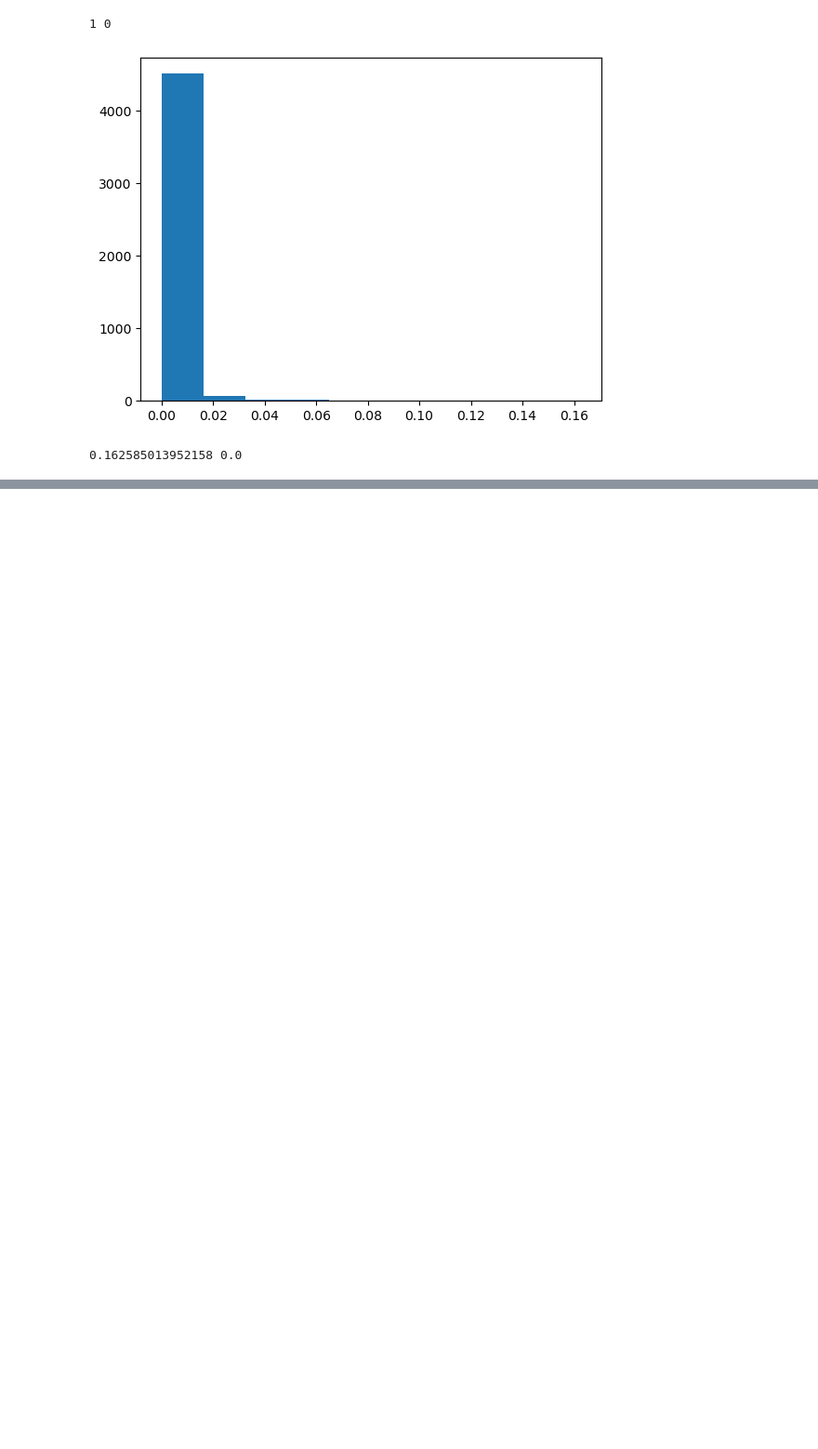
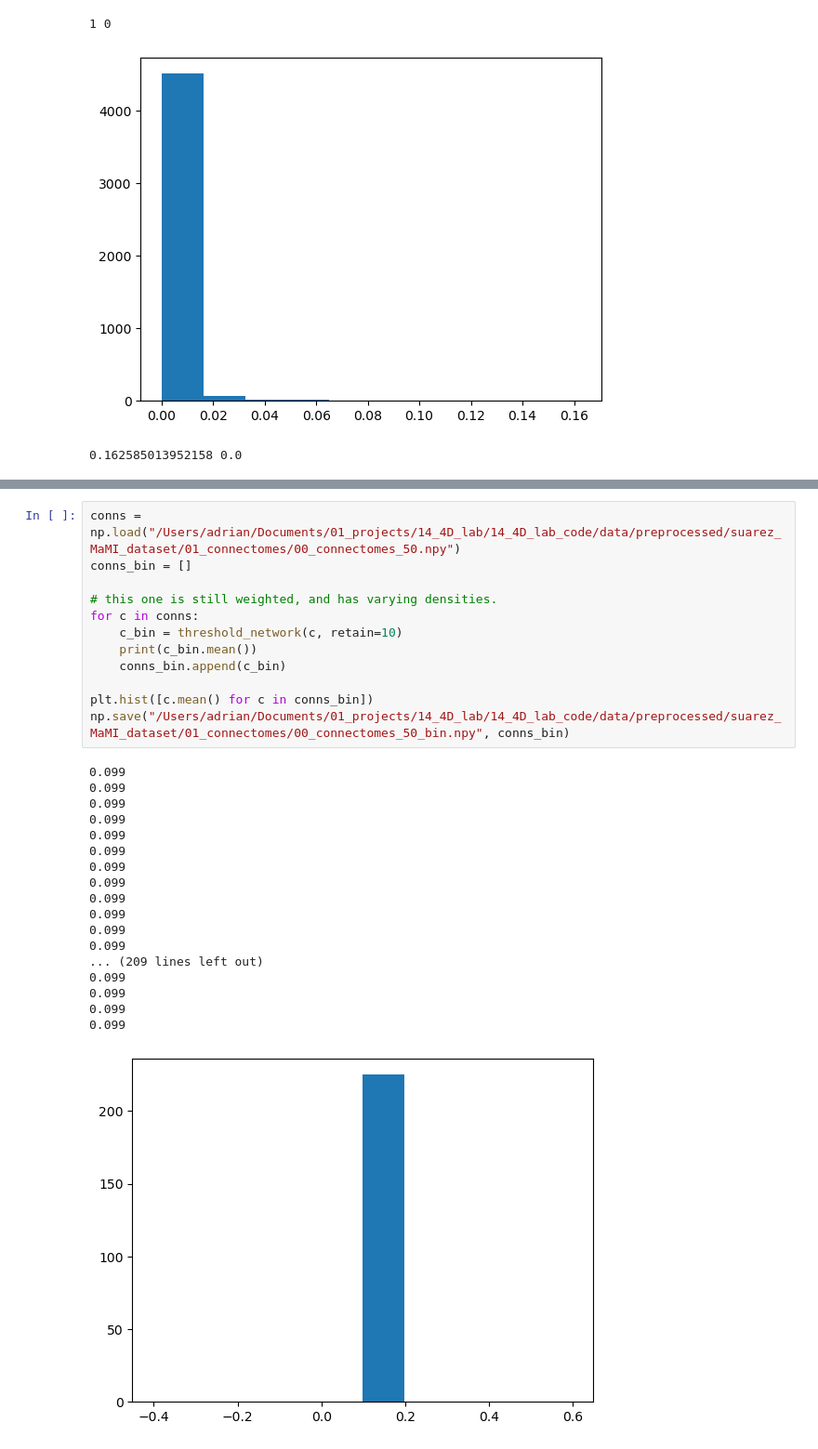
Before and after one commit to ad045/simba, a Jupyter notebook: src/preprocessing/00_preprocessing_pipeline_suarez_MaMI.ipynb, the cells around one changed output, grey strips where cells are left out. Shown at 93% size. Cells and saved outputs as stored; diff of their text form; blank space fills up the shorter version.

```diff
--- a/src/preprocessing/00_preprocessing_pipeline_suarez_MaMI.ipynb
+++ b/src/preprocessing/00_preprocessing_pipeline_suarez_MaMI.ipynb
@@ -902,0 +927,31 @@ print(conn.flatten().max(), conn.flatten().min())
+# %%
+conns = np.load("/Users/adrian/Documents/01_projects/14_4D_lab/14_4D_lab_code/data/preprocessed/suarez_MaMI_dataset/01_connectomes/00_connectomes_50.npy")
+conns_bin = []
+
+# this one is still weighted, and has varying densities.
+for c in conns:
+    c_bin = threshold_network(c, retain=10)
+    print(c_bin.mean())
+    conns_bin.append(c_bin)
+
+plt.hist([c.mean() for c in conns_bin])
+np.save("/Users/adrian/Documents/01_projects/14_4D_lab/14_4D_lab_code/data/preprocessed/suarez_MaMI_dataset/01_connectomes/00_connectomes_50_bin.npy", conns_bin)
+# %% [output]
+0.099
+0.099
+0.099
+0.099
+0.099
+0.099
+0.099
+0.099
+0.099
+0.099
+0.099
+0.099
+... (209 lines left out)
+0.099
+0.099
+0.099
+0.099
+[figure, added]
```
Also changed, not shown: parts of 3 cells of this notebook, 2 other files.
